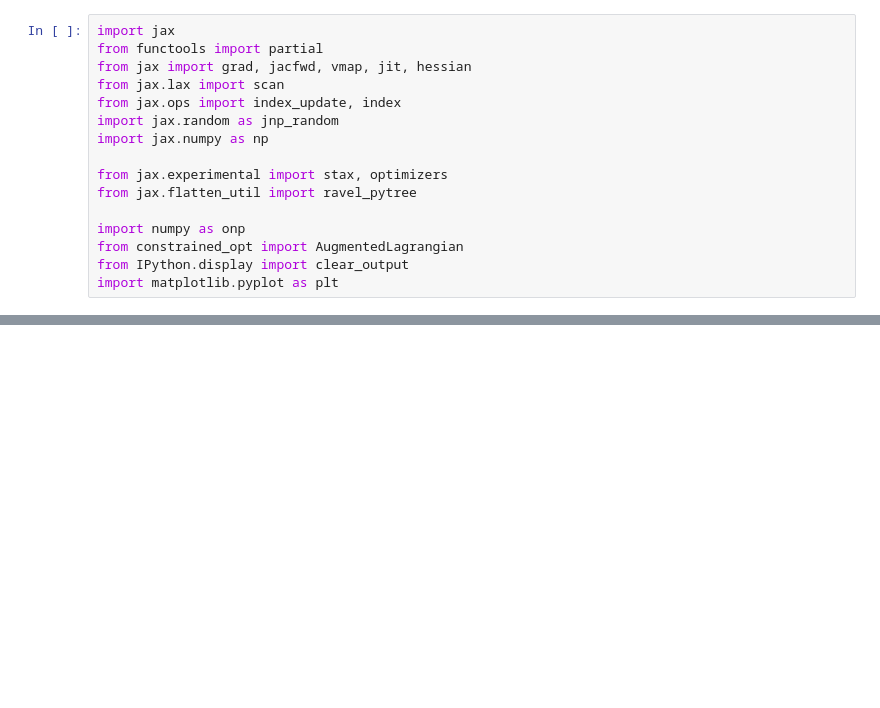
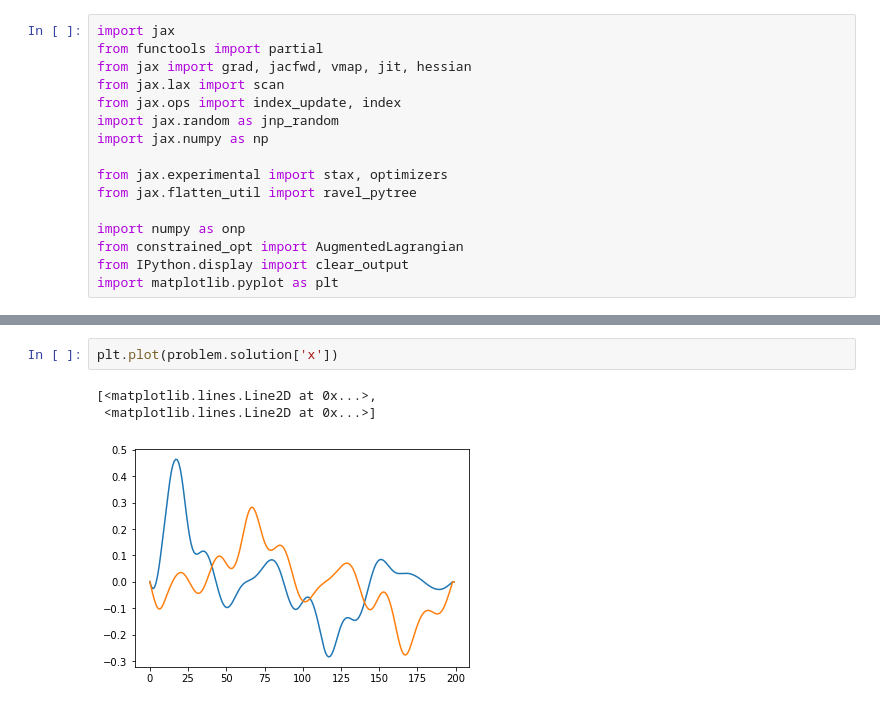
Before and after one commit to i-abr/ErgodicTrajectoryTranscription, a Jupyter notebook: erg_expl.ipynb, the cells around one changed output, grey strips where cells are left out. Saved outputs shown, nothing was run; the diff lists cells and outputs as text; blank space fills up the shorter version.

```diff
--- a/erg_expl.ipynb
+++ b/erg_expl.ipynb
@@ -130,0 +162,6 @@ for _ in range(100):
+# %%
+plt.plot(problem.solution['x'])
+# %% [output]
+[<matplotlib.lines.Line2D at 0x...>,
+ <matplotlib.lines.Line2D at 0x...>]
+[figure, added]
```
Also changed, not shown: parts of 8 cells of this notebook, 1 other file.
